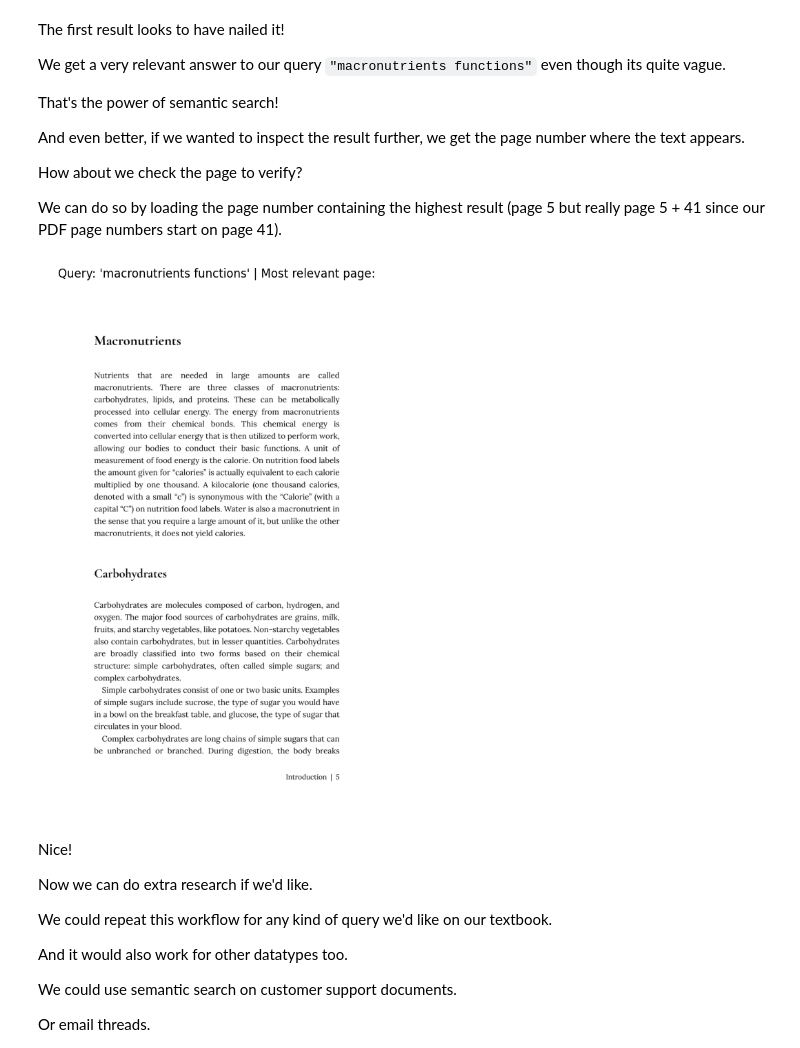
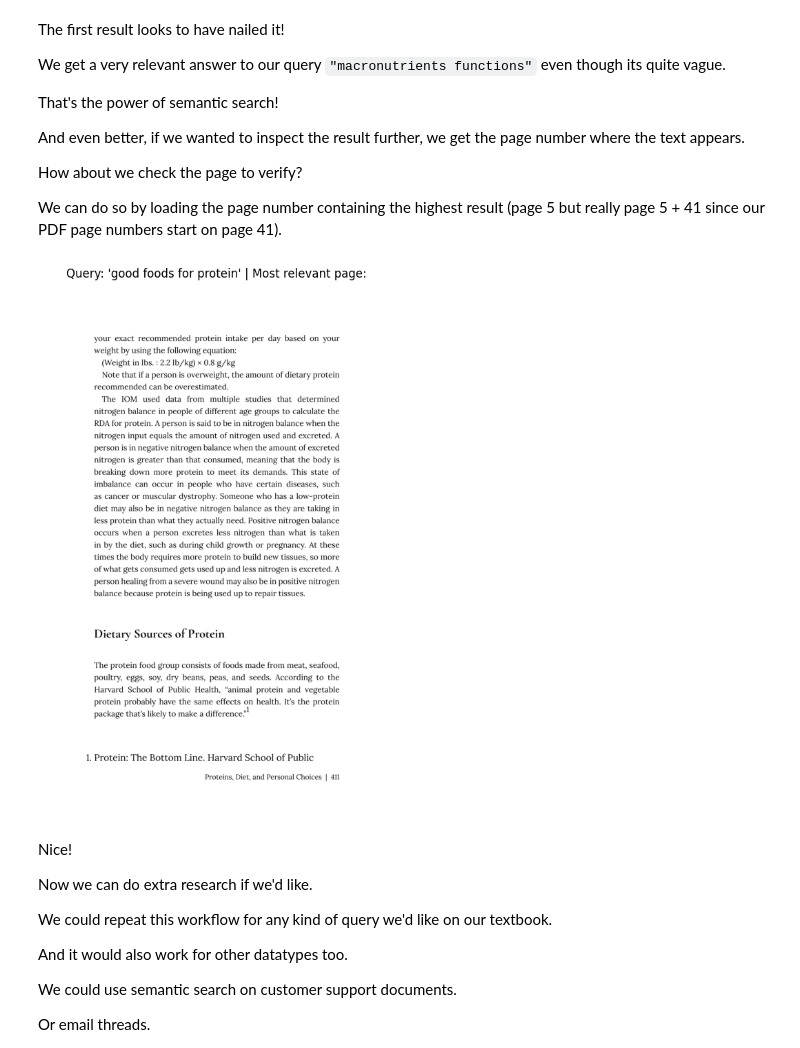
Before and after one commit to to1891/simple-local-rag, a Jupyter notebook: 00-simple-local-rag.ipynb, the cells around one changed output. Drawn from its saved outputs; the diff is of its cells as text; code cells hidden in the pictures.

```diff
--- a/00-simple-local-rag.ipynb
+++ b/00-simple-local-rag.ipynb
@@ -1018,7 +1037,7 @@ Easy!
 # %%
 # 1. Define the query
 # Note: This could be anything. But since we're working with a nutrition textbook, we'll stick with nutrition-based queries.
-query = "macronutrients functions"
+query = "good foods for protein"
 print(f"Query: {query}")
 
 # 2. Embed the query to the same numerical space as the text examples
@@ -1037,4 +1056,6 @@ print(f"Time take to get scores on {len(embeddings)} embeddings: {end_time-start
 # 4. Get the top-k results (we'll keep this to 5)
 top_results_dot_product = torch.topk(dot_scores, k=5)
 top_results_dot_product
+print(top_results_dot_product)
+print(pages_and_chunks[top_results_dot_product.indices[0].item()]['page_number'])
 # %% [output]
@@ -1138,31 +1180,32 @@ We can do so by loading the page number containing the highest result (page 5 bu
 # %%
 import fitz
 
 # Open PDF and load target page
 pdf_path = "human-nutrition-text.pdf" # requires PDF to be downloaded
 doc = fitz.open(pdf_path)
-page = doc.load_page(5 + 41) # number of page (our doc starts page numbers on page 41)
+page_top_found = pages_and_chunks[top_results_dot_product.indices[0].item()]['page_number']
+page = doc.load_page(page_top_found + 41) # number of page (our doc starts page numbers on page 41)
 
 # Get the image of the page
 img = page.get_pixmap(dpi=300)
 
 # Optional: save the image
 #img.save("output_filename.png")
 doc.close()
 
 # Convert the Pixmap to a numpy array
 img_array = np.frombuffer(img.samples_mv,
                           dtype=np.uint8).reshape((img.h, img.w, img.n))
 
 # Display the image using Matplotlib
 import matplotlib.pyplot as plt
 plt.figure(figsize=(13, 10))
 plt.imshow(img_array)
 plt.title(f"Query: '{query}' | Most relevant page:")
 plt.axis('off') # Turn off axis
 plt.show()
 # %% [output]
-[figure, old version]
+[figure, new version]
 # %% [markdown]
 Nice!
 
```
Also changed, not shown: parts of 27 cells of this notebook.
